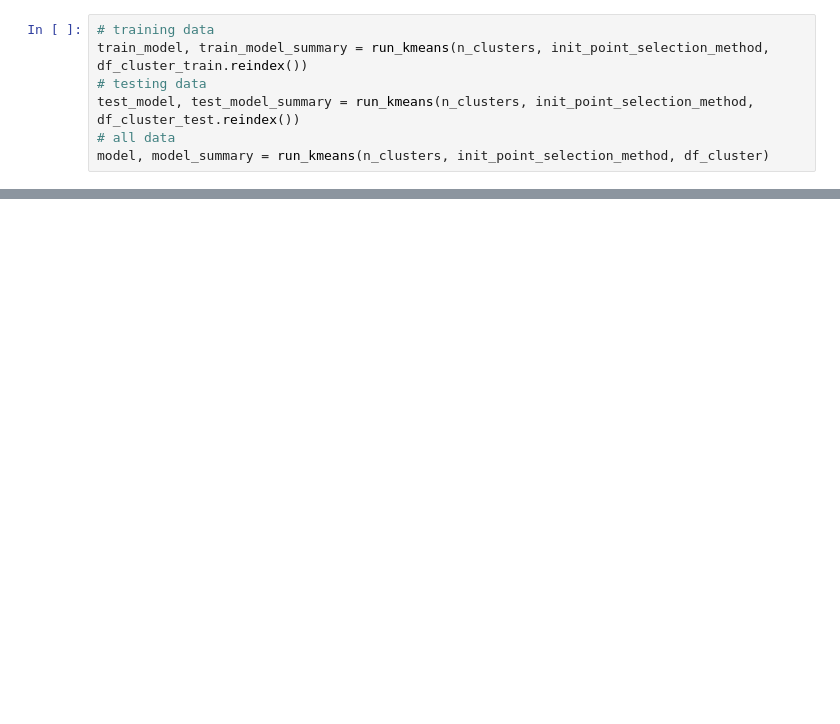
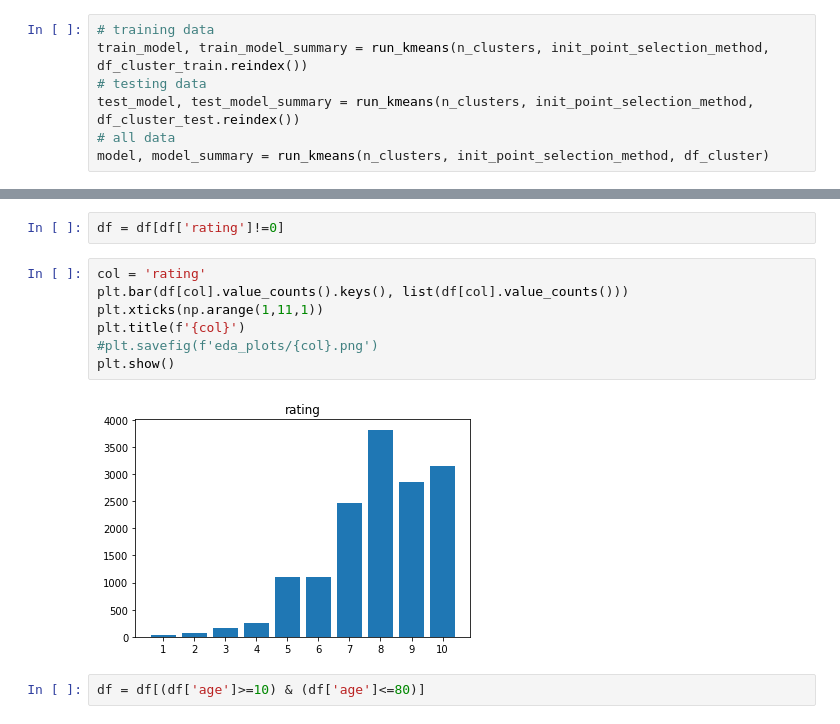
Before and after one commit to CinnyLin/book_rec_sys, a Jupyter notebook: books_amazon/customer_segmentation/kmeans.ipynb, the cells around one changed output, grey strips where cells are left out. Cells and saved outputs as stored; diff of their text form; blank space fills up the shorter version.

```diff
--- a/books_amazon/customer_segmentation/kmeans.ipynb
+++ b/books_amazon/customer_segmentation/kmeans.ipynb
@@ -343,0 +399,13 @@ plt.show()
+# %%
+df = df[df['rating']!=0]
+# %%
+col = 'rating'
+plt.bar(df[col].value_counts().keys(), list(df[col].value_counts()))
+plt.xticks(np.arange(1,11,1))
+plt.title(f'{col}')
+#plt.savefig(f'eda_plots/{col}.png')
+plt.show()
+# %% [output]
+[figure, added]
+# %%
+df = df[(df['age']>=10) & (df['age']<=80)]
```
Also changed, not shown: parts of 27 cells of this notebook, 41 other files.
